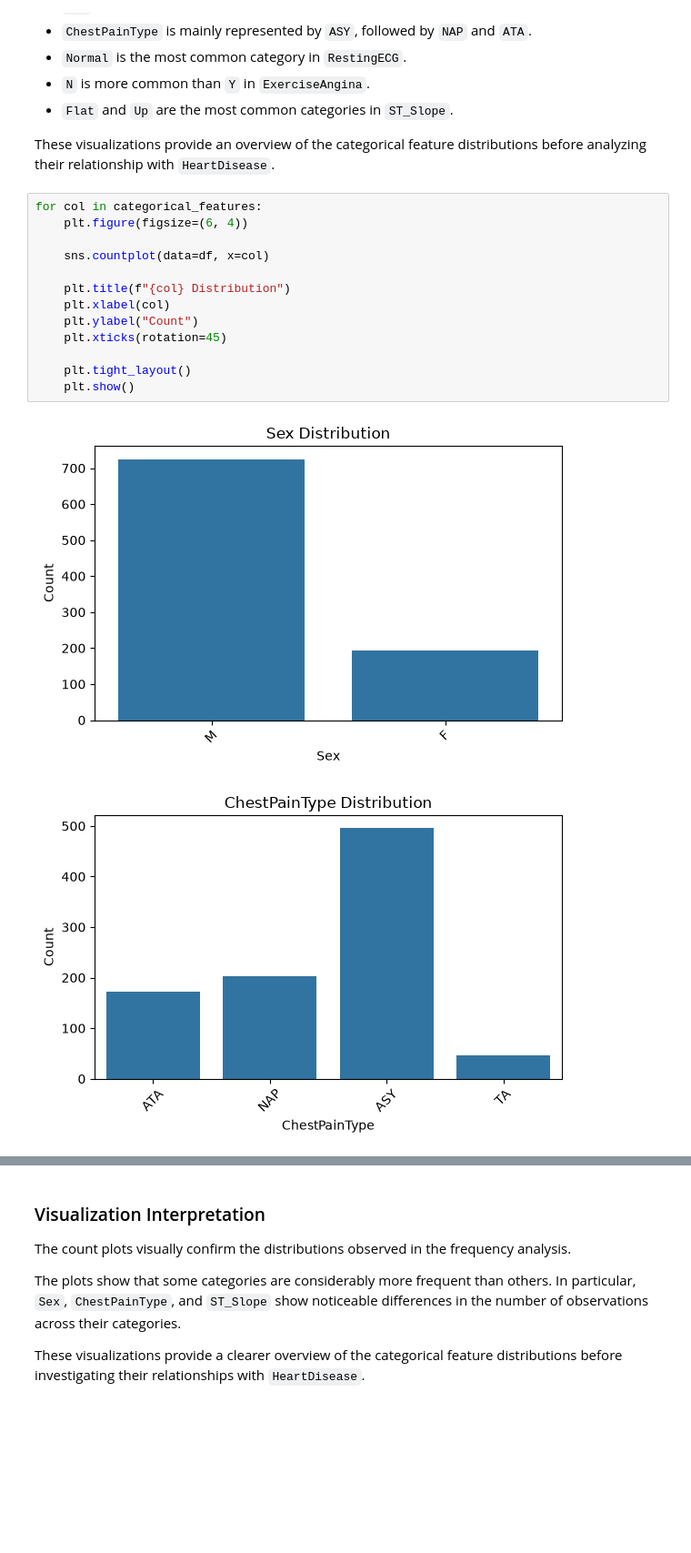
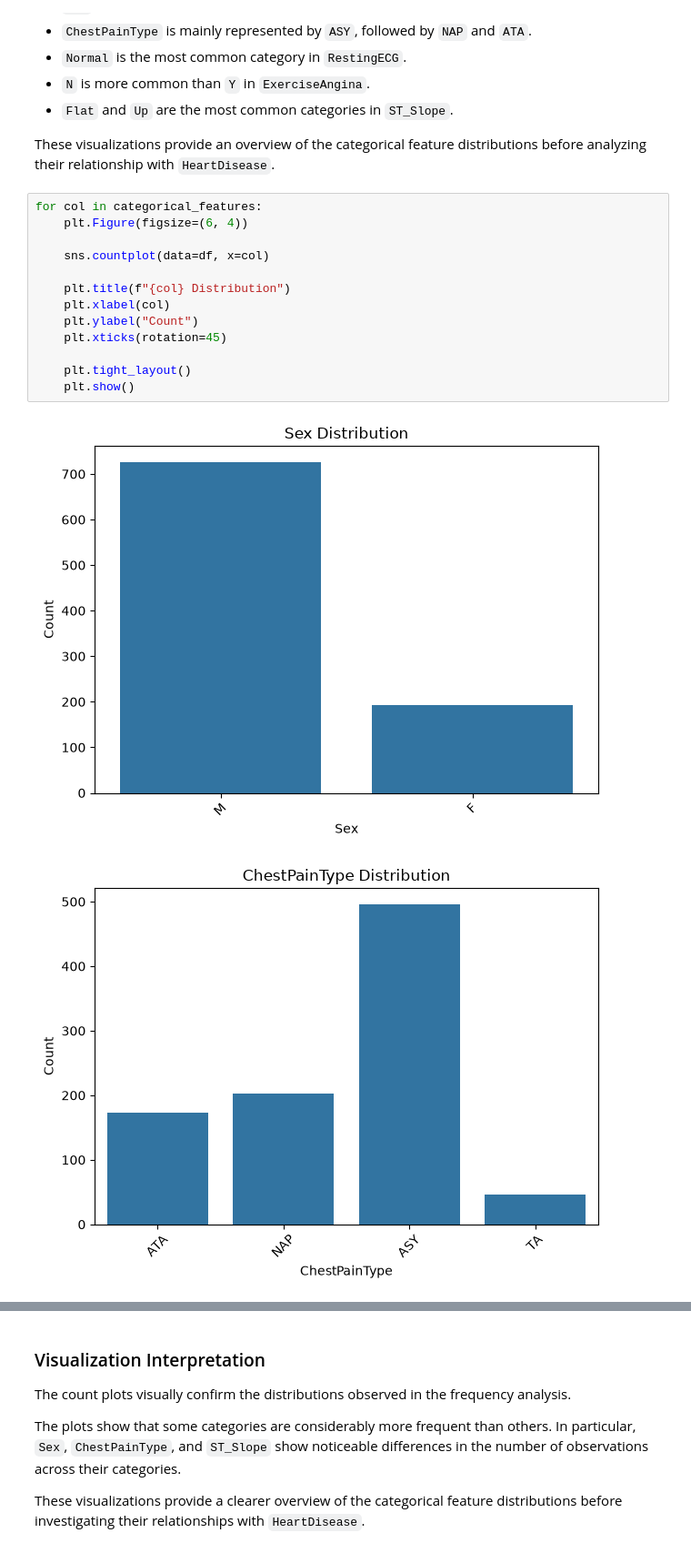
Before and after one commit to ghayda577/AI-ML-Training, a Jupyter notebook: Projects/First-Full-Project/project.ipynb, the cells around one changed output, grey strips where cells are left out. Shown at 91% size. Cells and saved outputs as stored; diff of their text form; blank space fills up the shorter version.

```diff
--- a/Projects/First-Full-Project/project.ipynb
+++ b/Projects/First-Full-Project/project.ipynb
@@ -532,17 +591,17 @@ The distributions show that:
 These visualizations provide an overview of the categorical feature distributions before analyzing their relationship with `HeartDisease`.
 # %%
 for col in categorical_features:
-    plt.figure(figsize=(6, 4))
+    plt.Figure(figsize=(6, 4))
 
     sns.countplot(data=df, x=col)
 
     plt.title(f"{col} Distribution")
     plt.xlabel(col)
     plt.ylabel("Count")
     plt.xticks(rotation=45)
 
     plt.tight_layout()
     plt.show()
 # %% [output]
-[figure, old version]
+[figure, new version]
-[figure, old version]
+[figure, new version]
```
Also changed, not shown: parts of 8 cells of this notebook.
